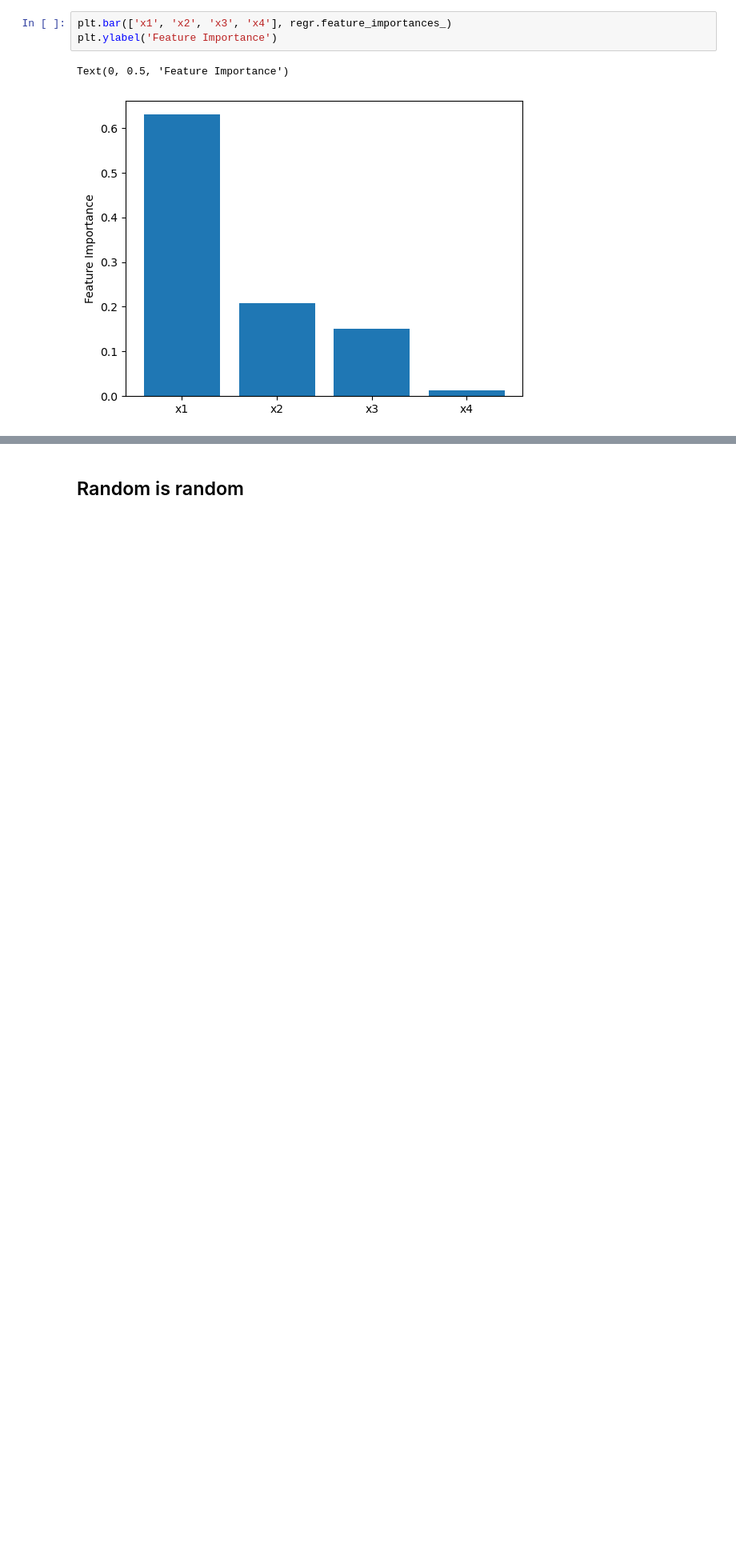
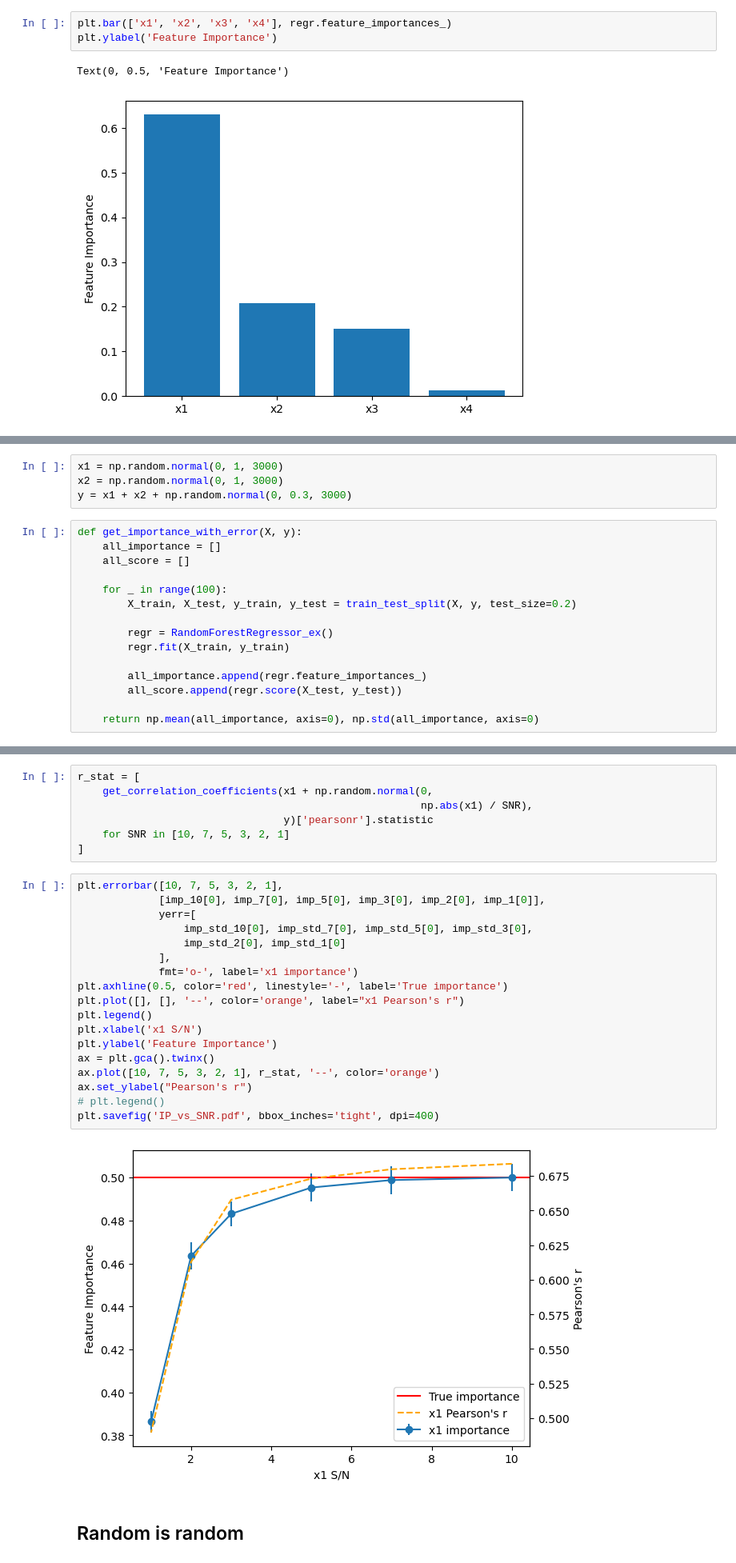
Before and after one commit to astro-jingtao/my_statistical_inference, a Jupyter notebook: tree_based_model/random_forest_basic.ipynb, the cells around one changed output, grey strips where cells are left out. Shown at 80% size. Cells and saved outputs as stored; diff of their text form; blank space fills up the shorter version.

```diff
--- a/tree_based_model/random_forest_basic.ipynb
+++ b/tree_based_model/random_forest_basic.ipynb
@@ -42,0 +48,19 @@ Text(0, 0.5, 'Feature Importance')
+# %%
+x1 = np.random.normal(0, 1, 3000)
+x2 = np.random.normal(0, 1, 3000)
+y = x1 + x2 + np.random.normal(0, 0.3, 3000)
+# %%
+def get_importance_with_error(X, y):
+    all_importance = []
+    all_score = []
+
+    for _ in range(100):
+        X_train, X_test, y_train, y_test = train_test_split(X, y, test_size=0.2)
+
+        regr = RandomForestRegressor_ex()
+        regr.fit(X_train, y_train)
+
+        all_importance.append(regr.feature_importances_)
+        all_score.append(regr.score(X_test, y_test))
+
+    return np.mean(all_importance, axis=0), np.std(all_importance, axis=0)
@@ -43,3 +88,30 @@ Text(0, 0.5, 'Feature Importance')
+# %%
+r_stat = [
+    get_correlation_coefficients(x1 + np.random.normal(0,
+                                                       np.abs(x1) / SNR),
+                                 y)['pearsonr'].statistic
+    for SNR in [10, 7, 5, 3, 2, 1]
+]
+# %%
+plt.errorbar([10, 7, 5, 3, 2, 1],
+             [imp_10[0], imp_7[0], imp_5[0], imp_3[0], imp_2[0], imp_1[0]],
+             yerr=[
+                 imp_std_10[0], imp_std_7[0], imp_std_5[0], imp_std_3[0],
+                 imp_std_2[0], imp_std_1[0]
+             ],
+             fmt='o-', label='x1 importance')
+plt.axhline(0.5, color='red', linestyle='-', label='True importance')
+plt.plot([], [], '--', color='orange', label="x1 Pearson's r")
+plt.legend()
+plt.xlabel('x1 S/N')
+plt.ylabel('Feature Importance')
+ax = plt.gca().twinx()
+ax.plot([10, 7, 5, 3, 2, 1], r_stat, '--', color='orange')
+ax.set_ylabel("Pearson's r")
+# plt.legend()
+plt.savefig('IP_vs_SNR.pdf', bbox_inches='tight', dpi=400)
+# %% [output]
+[figure, added]
 # %% [markdown]
 ## Random is random
 # %%
```
Also changed, not shown: parts of 9 cells of this notebook, 4 other files.
